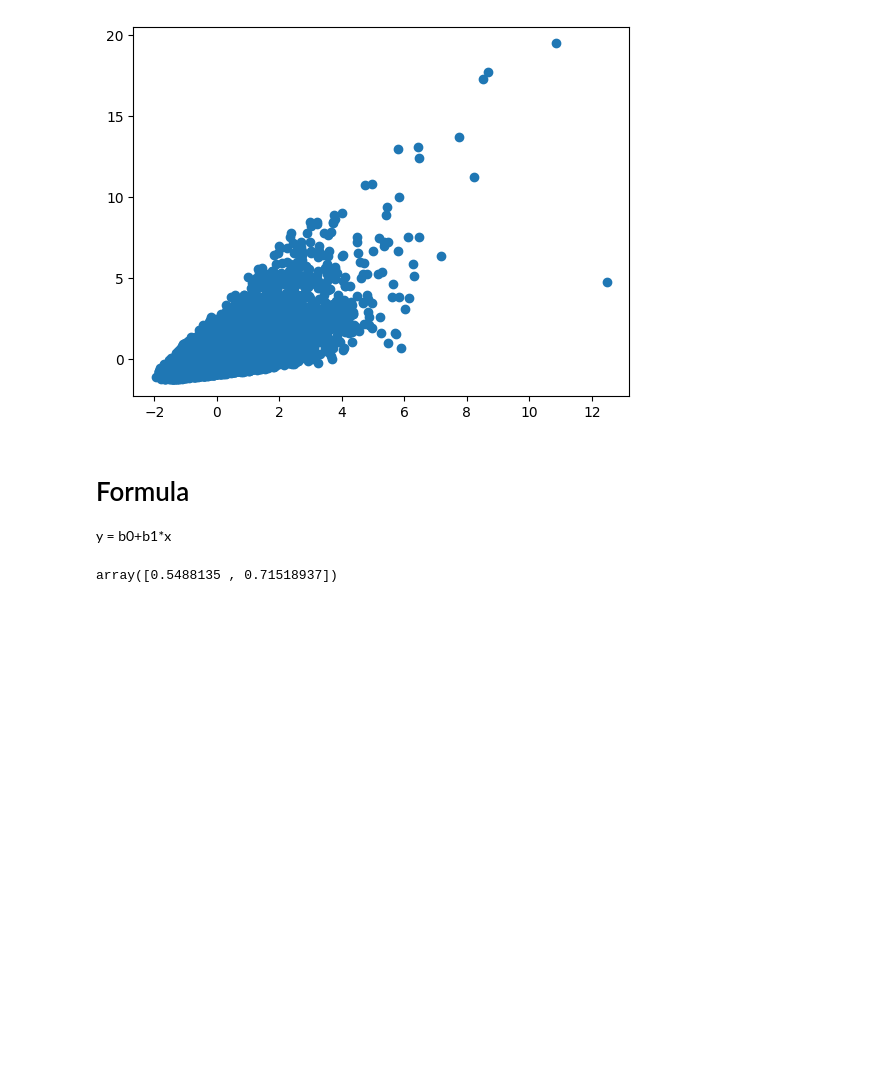
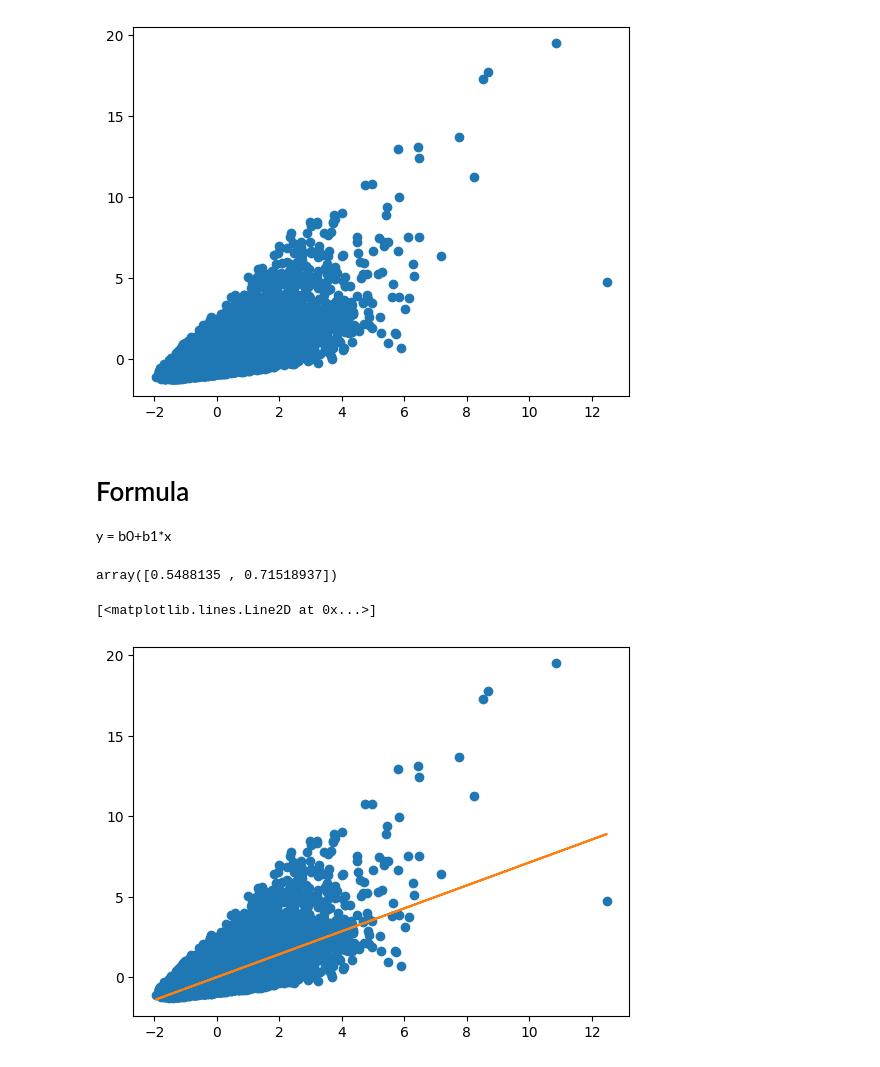
Before and after one commit to juanpablo-git/juanpablo-guit.guithub.io, a Jupyter notebook: intensivao/teste.ipynb, the cells around one changed output. Saved outputs shown, nothing was run; the diff lists cells and outputs as text; code cells hidden in the pictures; blank space fills up the shorter version.

```diff
--- a/intensivao/teste.ipynb
+++ b/intensivao/teste.ipynb
@@ -78,3 +78,27 @@ b1 = tf.Variable(0.72)
 batch_size = 32
 xph = tf.compat.v1.placeholder(tf.float32,[batch_size,1])
 yph = tf.compat.v1.placeholder(tf.float32,[batch_size,1])
+# %%
+
+
+
+y_modelo = b0 + b1 * xph
+
+erro = tf.losses.mean_squared_error(yph,y_modelo)
+itimizador = tf.compat.v1.train.GradientDescentOptimizer(learning_rate= 0.001)
+treinado = itimizador.minimize(erro)
+init = tf.compat.v1.global_variables_initializer()
+with tf.compat.v1.Session() as sess :
+    sess.run(init)
+    for i in range(10000):
+        indices = np.random.randint(len(x),size = batch_size)
+        feed = {xph:X[indices],yph:Y[indices]}
+        sess.run(treinado, feed_dict=feed)
+    b0_final,b1_final = sess.run([b0,b1])
+# %%
+previsoes = b0_final + b1_final * X
+plt.plot(X,Y,'o')
+plt.plot(X,previsoes)
+# %% [output]
+[<matplotlib.lines.Line2D at 0x...>]
+[figure, added]
```
Also changed, not shown: parts of 3 cells of this notebook.
